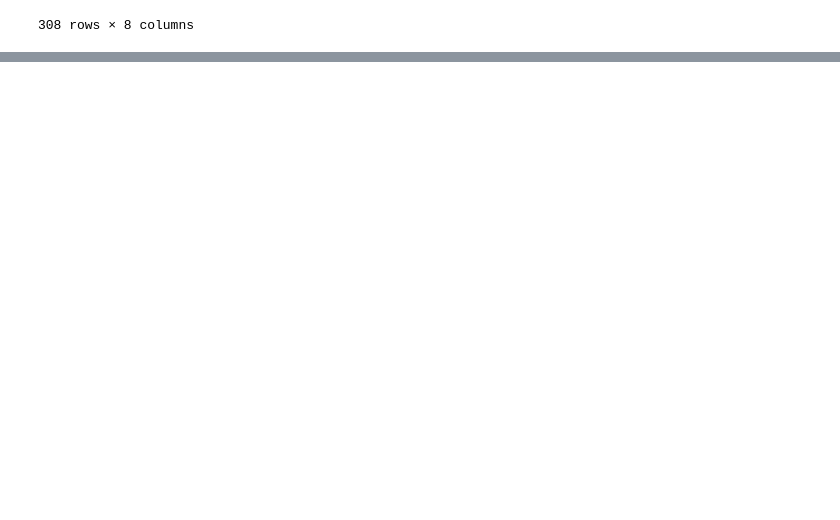
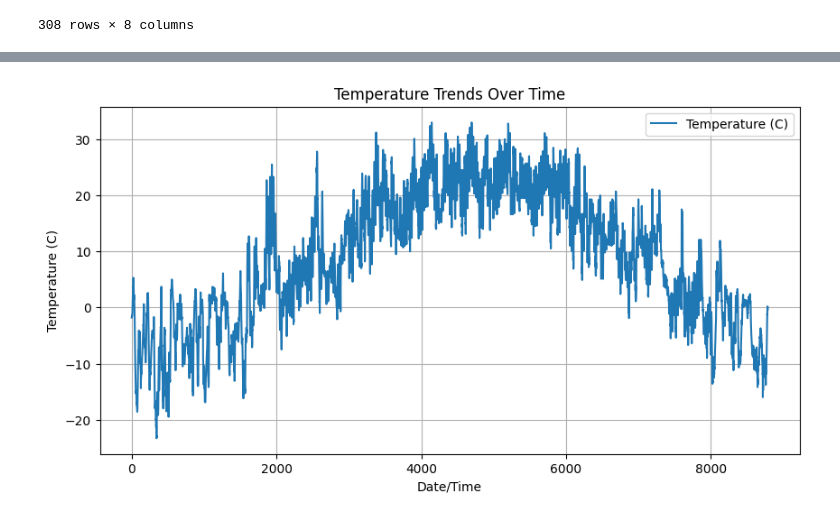
Before and after one commit to Damas-Hub/Data-Analysis-and-Data-Science-Practice, a Jupyter notebook: weather.ipynb, the cells around one changed output, grey strips where cells are left out. Cells and saved outputs as stored; diff of their text form; code cells hidden in the pictures; blank space fills up the shorter version.

Commit message:
visualizing the weather dataset

```diff
--- a/weather.ipynb
+++ b/weather.ipynb
@@ -299,0 +327,12 @@ df[(df['Wind Speed_km/h'] > 24) & (df['Visibility_km'] == 25)]
+# %%
+# Plot temperature over time
+plt.figure(figsize=(10, 5))
+plt.plot(df.index, df['Temp_C'], label='Temperature (C)')
+plt.xlabel('Date/Time')
+plt.ylabel('Temperature (C)')
+plt.title('Temperature Trends Over Time')
+plt.legend()
+plt.grid(True)
+plt.show()
+# %% [output]
+[figure, added]
```
Also changed, not shown: parts of 8 cells of this notebook.
